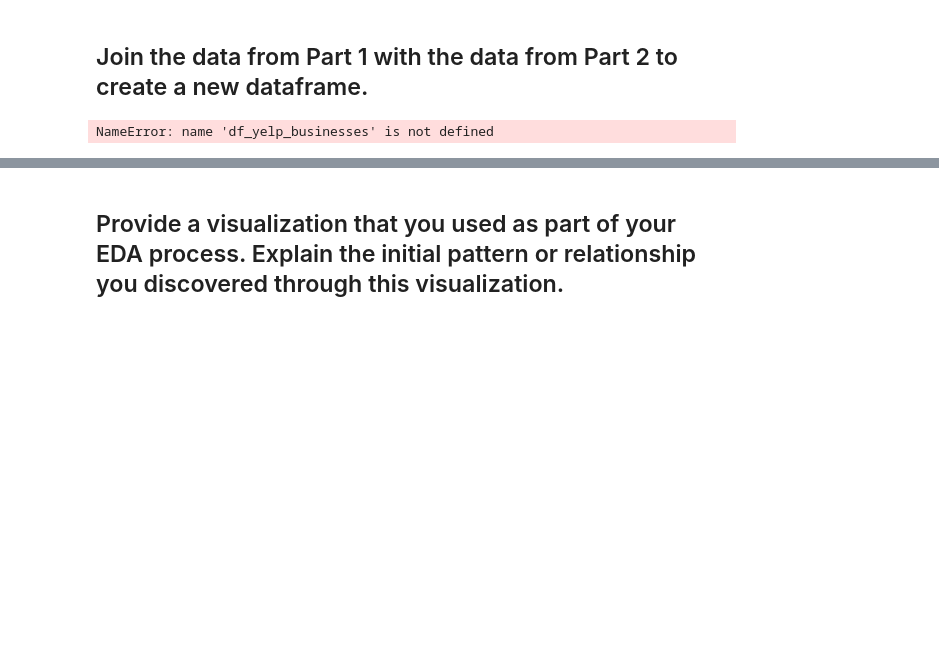
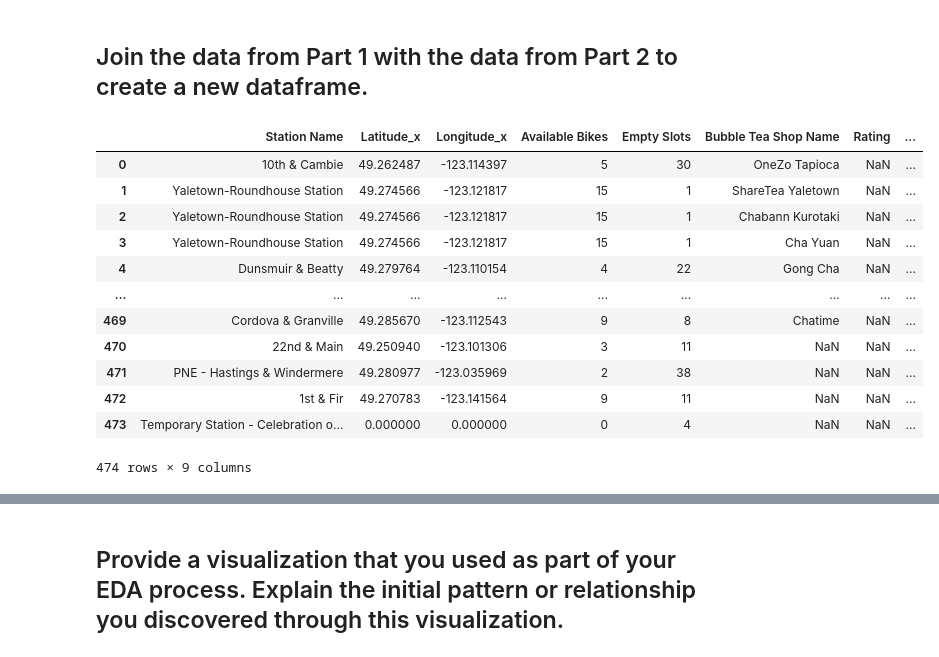
Before and after one commit to curtislo93/project-statistical-modelling-with-python, a Jupyter notebook: notebooks/joining_data.ipynb, the cells around one changed output, grey strips where cells are left out. Drawn from its saved outputs; the diff is of its cells as text; code cells hidden in the pictures; blank space fills up the shorter version.

```diff
--- a/notebooks/joining_data.ipynb
+++ b/notebooks/joining_data.ipynb
@@ -323,10 +7,28 @@ KeyboardInterrupt:
+# %%
+# Open the data from CSV files into DataFrames
+df_city_bike = pd.read_csv('city_bikes.csv')
+df_foursquare = pd.read_csv('foursquare.csv')
+df_yelp_businesses = pd.read_csv('yelp_businesses.csv')
 # %% [markdown]
 ## Join the data from Part 1 with the data from Part 2 to create a new dataframe.
-# %%
-# Merge the DataFrames on the common columns (e.g., Latitude and Longitude)
-merged_df = df_city_bike.merge(df_yelp_businesses, on=['Latitude', 'Longitude'], how='inner')
-
-# Print the merged DataFrame
-print(merged_df)
-# %% [output]
-NameError: name 'df_yelp_businesses' is not defined
+# %%
+# Merge the CityBikes and Foursquare DFs
+# Using outer join to include all data, filter out later
+CB_FS = df_city_bike.merge(df_foursquare, on=['Station Name'], how='outer')
+
+# Print newly merged DF
+CB_FS
+# %% [output]
+|  | Station Name | Latitude_x | Longitude_x | Available Bikes | Empty Slots | Bubble Tea Shop Name | Rating | ... |
+| 0 | 10th & Cambie | 49.262487 | -123.114397 | 5 | 30 | OneZo Tapioca | NaN | ... |
+| 1 | Yaletown-Roundhouse Station | 49.274566 | -123.121817 | 15 | 1 | ShareTea Yaletown | NaN | ... |
+| 2 | Yaletown-Roundhouse Station | 49.274566 | -123.121817 | 15 | 1 | Chabann Kurotaki | NaN | ... |
+| 3 | Yaletown-Roundhouse Station | 49.274566 | -123.121817 | 15 | 1 | Cha Yuan | NaN | ... |
+| 4 | Dunsmuir & Beatty | 49.279764 | -123.110154 | 4 | 22 | Gong Cha | NaN | ... |
+| ... | ... | ... | ... | ... | ... | ... | ... | ... |
+| 469 | Cordova & Granville | 49.285670 | -123.112543 | 9 | 8 | Chatime | NaN | ... |
+| 470 | 22nd & Main | 49.250940 | -123.101306 | 3 | 11 | NaN | NaN | ... |
+| 471 | PNE - Hastings & Windermere | 49.280977 | -123.035969 | 2 | 38 | NaN | NaN | ... |
+| 472 | 1st & Fir | 49.270783 | -123.141564 | 9 | 11 | NaN | NaN | ... |
+| 473 | Temporary Station - Celebration o... | 0.000000 | 0.000000 | 0 | 4 | NaN | NaN | ... |
+474 rows × 9 columns
```
Also changed, not shown: parts of 42 cells of this notebook, 2 other files.
